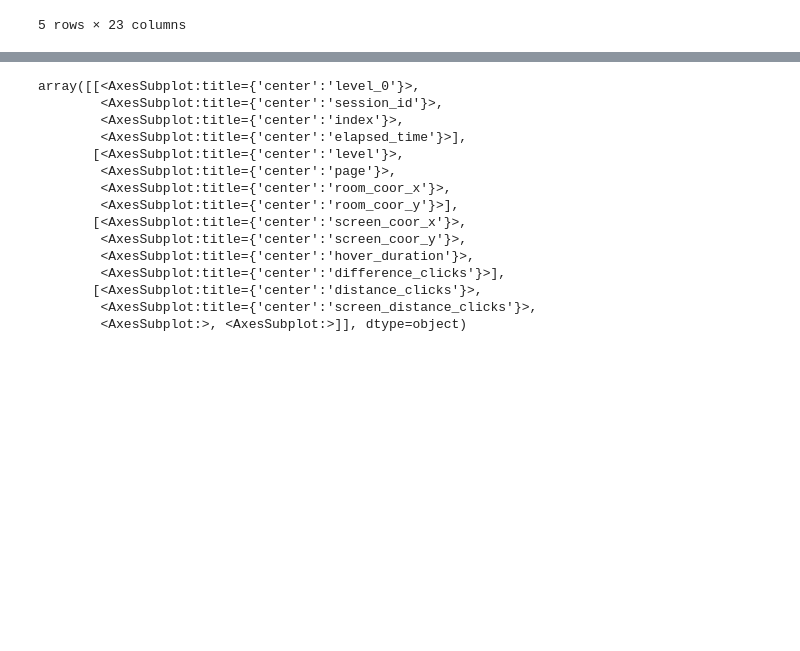
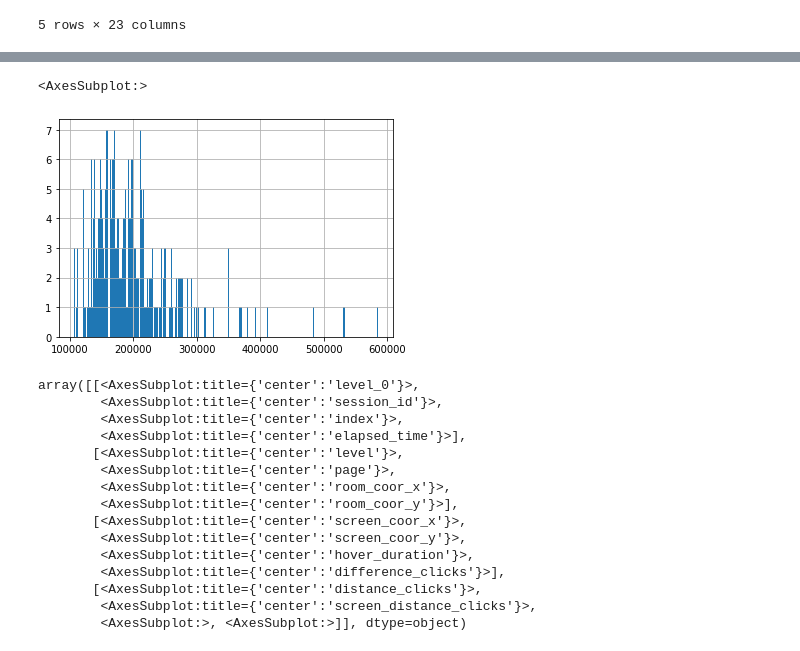
Before and after one commit to Kaggle-Project-TUC-DS/student-performance, a Jupyter notebook: notebooks/playing_with_the_data.ipynb, the cells around one changed output, grey strips where cells are left out. Drawn from its saved outputs; the diff is of its cells as text; code cells hidden in the pictures; blank space fills up the shorter version.

```diff
--- a/notebooks/playing_with_the_data.ipynb
+++ b/notebooks/playing_with_the_data.ipynb
@@ -163,3 +132,9 @@ subset_df.head(20)
+# %%
+sum_distance_clicks_max = dps.adding_euclid_distance_sum_variable(subset_df)
+sum_distance_clicks_max.hist(bins=272)
+# %% [output]
+<AxesSubplot:>
+[figure, added]
 # %%
 subset_df.hist(figsize=(15,15),bins=20,log=True)
 # %% [output]
```
Also changed, not shown: parts of 3 cells of this notebook, 1 other file.
